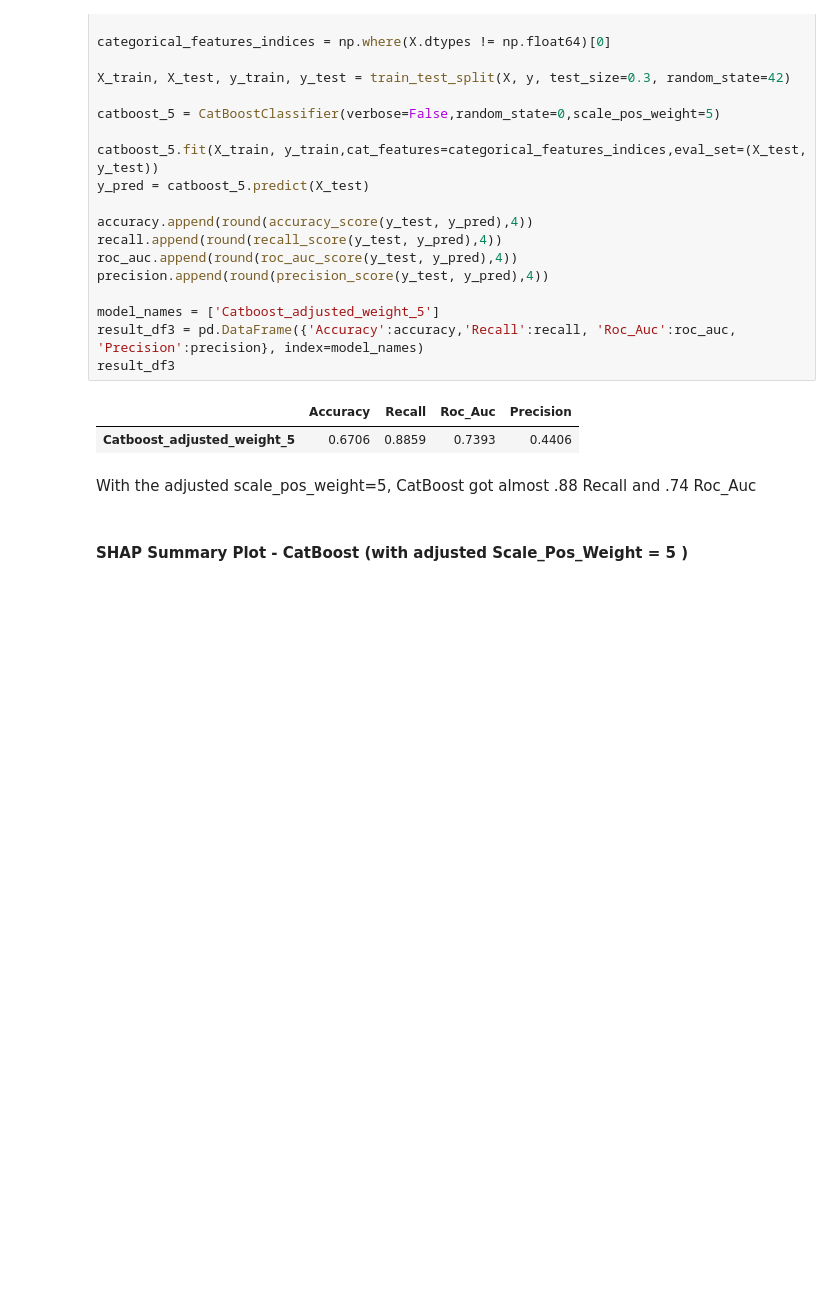
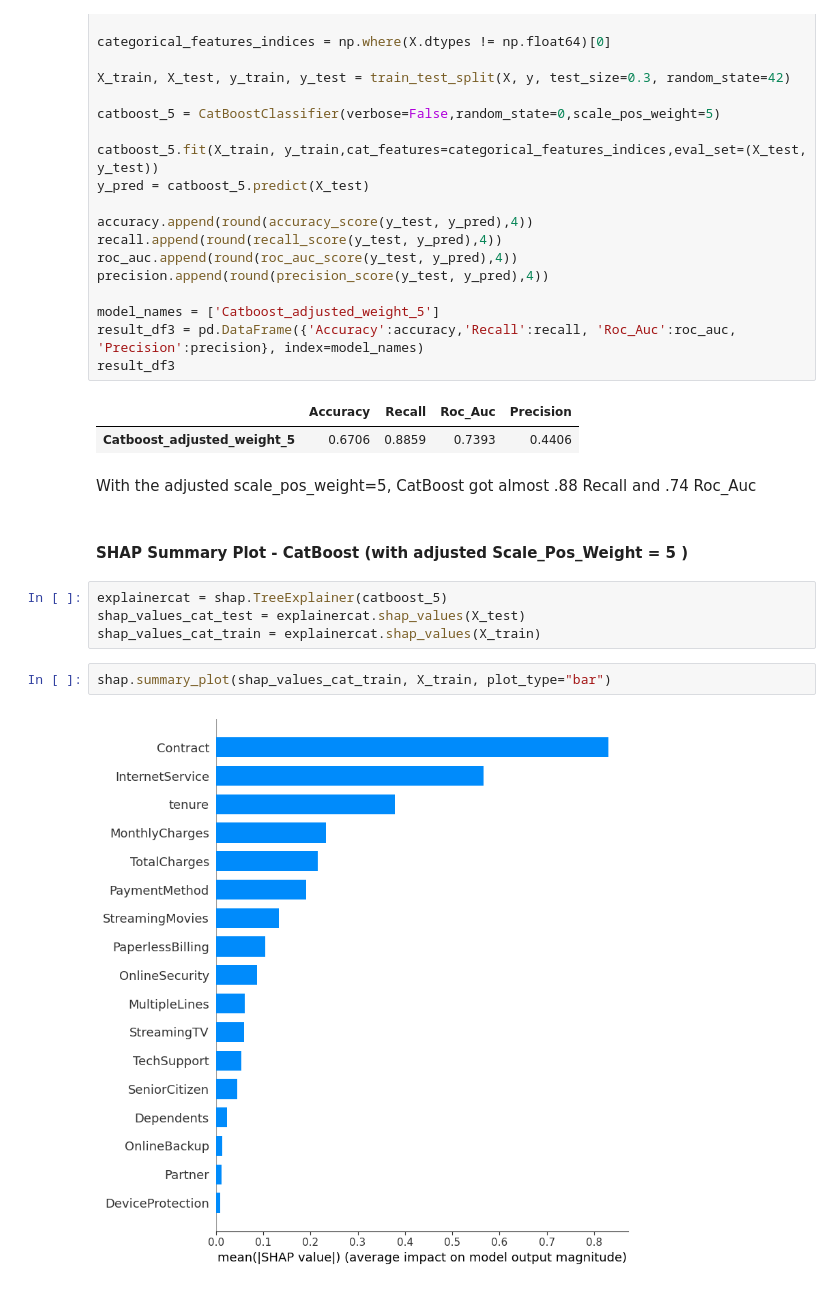
Before and after one commit to Jauloma/GIT_LP3, a Jupyter notebook: Code/Customer Churn_LP3.ipynb, the cells around one changed output. Saved outputs shown, nothing was run; the diff lists cells and outputs as text; blank space fills up the shorter version.

```diff
--- a/Code/Customer Churn_LP3.ipynb
+++ b/Code/Customer Churn_LP3.ipynb
@@ -1281,3 +1279,11 @@ result_df3
 With the adjusted scale_pos_weight=5, CatBoost got almost .88 Recall and .74 Roc_Auc
 # %% [markdown]
 #### SHAP Summary Plot - CatBoost (with adjusted Scale_Pos_Weight = 5 )
+# %%
+explainercat = shap.TreeExplainer(catboost_5)
+shap_values_cat_test = explainercat.shap_values(X_test)
+shap_values_cat_train = explainercat.shap_values(X_train)
+# %%
+shap.summary_plot(shap_values_cat_train, X_train, plot_type="bar")
+# %% [output]
+[figure, added]
```
Also changed, not shown: parts of 15 cells of this notebook, 4 other files.
